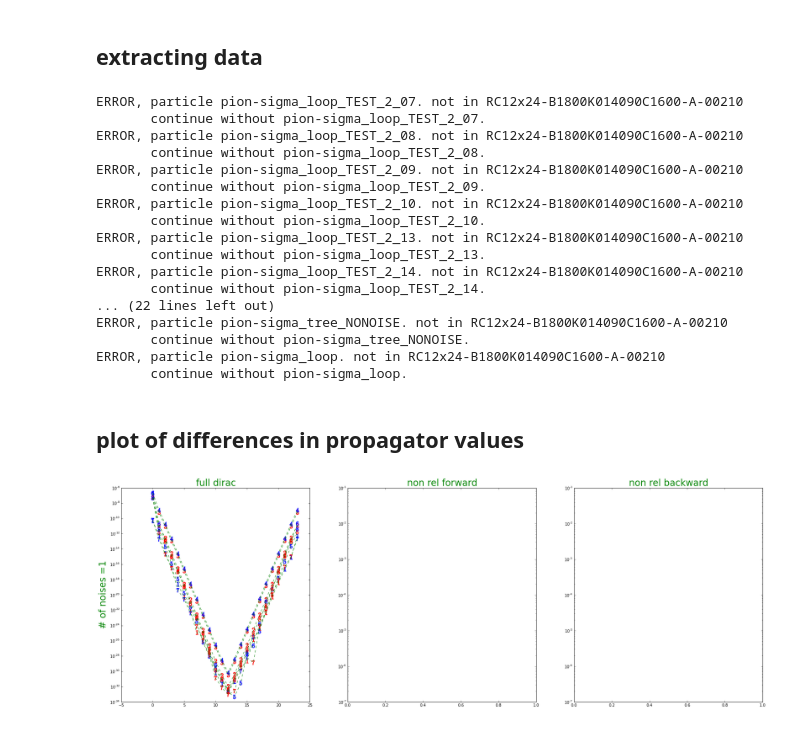
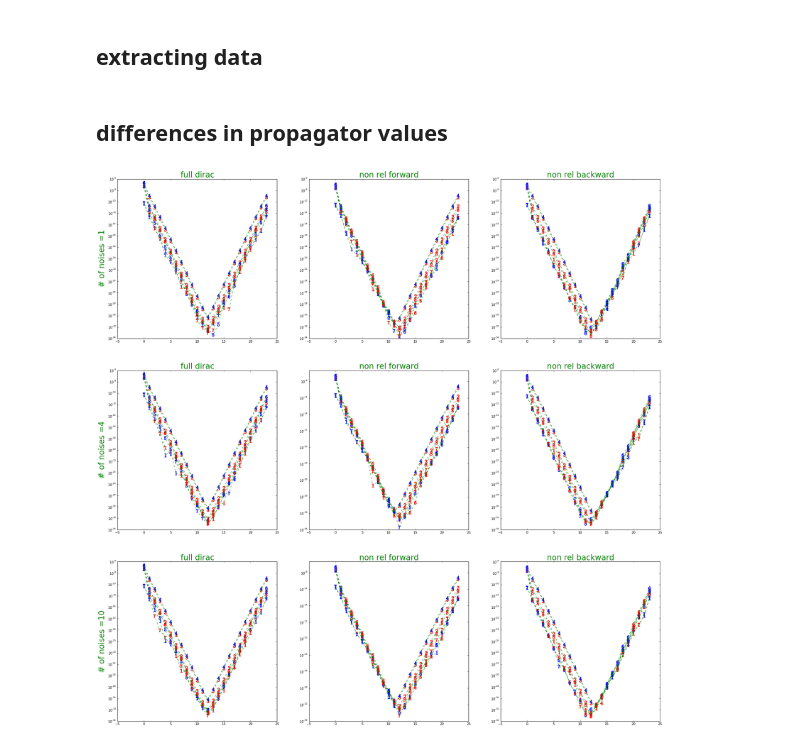
Before and after one commit to vojtak/lqcd_analysis, a Jupyter notebook: 02-19-loop_vs_tree.ipynb, the cells around one changed output. Drawn from its saved outputs; the diff is of its cells as text; code cells hidden in the pictures.

```diff
--- a/02-19-loop_vs_tree.ipynb
+++ b/02-19-loop_vs_tree.ipynb
@@ -30,15 +28,15 @@ from subprocess import check_output  # calling bash
 # %% [markdown]
 #### path to folder with results
 # %%
-path_results  ="../Z_VOJTA_results/02-22-loop-contributions/"
-path_results  ="../X_VOJTA_code/run_mac/results/"
+path_results  ="../Z_VOJTA_results/02-22_2p_loop_contributions/"
+#path_results  ="../X_VOJTA_code/run_mac/results/"
 # %% [markdown]
 #### type of measurement (aka measurement folder name)
 # %%
 measurements=["nn_01_correlators_two_hardons",
               "nn_04_correlators_two_hardons",
               "nn_10_correlators_two_hardons"]
-measurements=[measurements[0]]
+#measurements=[measurements[0]]
 # %% [markdown]
 #### particle(s)  (in list)
 # %%
@@ -58,30 +56,12 @@ propagators_loop_TEST_1 = [extract_propagators(path_results,meas,loop_TEST_1 ) f
 propagators_loop_TEST_2 = [extract_propagators(path_results,meas,loop_TEST_2 ) for meas in measurements ]
 propagators_loop_TEST_3 = [extract_propagators(path_results,meas,loop_TEST_3 ) for meas in measurements ]
 propagators_tree = [extract_propagators(path_results,meas,tree ) for meas in measurements ]
-propagators_tree_NONOISE = [extract_propagators(path_results,meas,tree_NONOISE ) for meas in measurements[0:1] ]
+propagators_tree_NONOISE = [extract_propagators(path_results,meas,tree_NONOISE ) for meas in measurements ]
 propagators_loop = [extract_propagators(path_results,meas,loop ) for meas in measurements ]
-# %% [output]
-ERROR, particle pion-sigma_loop_TEST_2_07. not in RC12x24-B1800K014090C1600-A-00210
-       continue without pion-sigma_loop_TEST_2_07.
-ERROR, particle pion-sigma_loop_TEST_2_08. not in RC12x24-B1800K014090C1600-A-00210
-       continue without pion-sigma_loop_TEST_2_08.
-ERROR, particle pion-sigma_loop_TEST_2_09. not in RC12x24-B1800K014090C1600-A-00210
-       continue without pion-sigma_loop_TEST_2_09.
-ERROR, particle pion-sigma_loop_TEST_2_10. not in RC12x24-B1800K014090C1600-A-00210
-       continue without pion-sigma_loop_TEST_2_10.
-ERROR, particle pion-sigma_loop_TEST_2_13. not in RC12x24-B1800K014090C1600-A-00210
-       continue without pion-sigma_loop_TEST_2_13.
-ERROR, particle pion-sigma_loop_TEST_2_14. not in RC12x24-B1800K014090C1600-A-00210
-       continue without pion-sigma_loop_TEST_2_14.
-... (22 lines left out)
-ERROR, particle pion-sigma_tree_NONOISE. not in RC12x24-B1800K014090C1600-A-00210
-       continue without pion-sigma_tree_NONOISE.
-ERROR, particle pion-sigma_loop. not in RC12x24-B1800K014090C1600-A-00210
-       continue without pion-sigma_loop.
 # %% [markdown]
-## plot of differences in propagator values
+## differences in propagator values
 # %%
-noises=["$1$","$2$","$3$","$4$","$5$","$6$","$7$","$8$"]
+diags=["$1$","$2$","$3$","$4$","$5$","$6$","$7$","$8$"]
 colors=["red","blue"]
 numn=[1,4,10]
 NUM_N=len(propagators_loop_TEST_1)
@@ -92,37 +72,37 @@ fig, ax = subplots(figsize=(30,NUM_N*10))
 
 for ii,prop in enumerate(propagators_loop_TEST_1):
     axt1=subplot(NUM_N,3,3*ii+1)
     axt1.set_yscale('log')
     title('full dirac',fontsize=24, color='green')
     ylabel('# of noises ='+str(numn[ii]),fontsize=24, color='green')
     for jj in range(len(prop[0])):
         to_plot=[abs(x.real) for x in prop[0][jj][0][0]]
         sig=[colors[int(round(x.real/abs(x.real) *0.5 +0.5))] for x in prop[0][jj][0][0]]
 
-        scatter(range(len(to_plot)),to_plot,color=sig,marker=noises[jj],s=120)
+        scatter(range(len(to_plot)),to_plot,color=sig,marker=diags[jj],s=120)
         plot(range(len(to_plot)),to_plot,'g--')
 
 for ii,prop in enumerate(propagators_loop_TEST_2):
     axt2=subplot(NUM_N,3,3*ii+2)
     axt2.set_yscale('log')
     title('non rel forward',fontsize=24, color='green')
     for jj in range(len(prop[0])):
         to_plot=[abs(x.real) for x in prop[0][jj][0][0]]
         sig=[colors[int(round(x.real/abs(x.real) *0.5 +0.5))] for x in prop[0][jj][0][0]]
 
-        scatter(range(jj,jj+len(to_plot)),to_plot,color=sig,marker=noises[jj],s=120)
-        plot(range(jj,jj+len(to_plot)),to_plot,'g--')
+        scatter(range(len(to_plot)),to_plot,color=sig,marker=diags[jj],s=120)
+        plot(range(len(to_plot)),to_plot,'g--')
 
 for ii,prop in enumerate(propagators_loop_TEST_3):
     axt3=subplot(NUM_N,3,3*ii+3)
     axt3.set_yscale('log')
     title('non rel backward',fontsize=24, color='green')
     for jj in range(len(prop[0])):
         to_plot=[abs(x.real) for x in prop[0][jj][0][0]]
         sig=[colors[int(round(x.real/abs(x.real) *0.5 +0.5))] for x in prop[0][jj][0][0]]
 
-        scatter(range(jj,jj+len(to_plot)),to_plot,color=sig,marker=noises[jj],s=120)
-        plot(range(jj,jj+len(to_plot)),to_plot,'g--')
+        scatter(range(len(to_plot)),to_plot,color=sig,marker=diags[jj],s=120)
+        plot(range(len(to_plot)),to_plot,'g--')
 # %% [output]
-[figure, old version]
+[figure, new version]
 # %%
```
Also changed, not shown: parts of 9 cells of this notebook, 1 other file.
